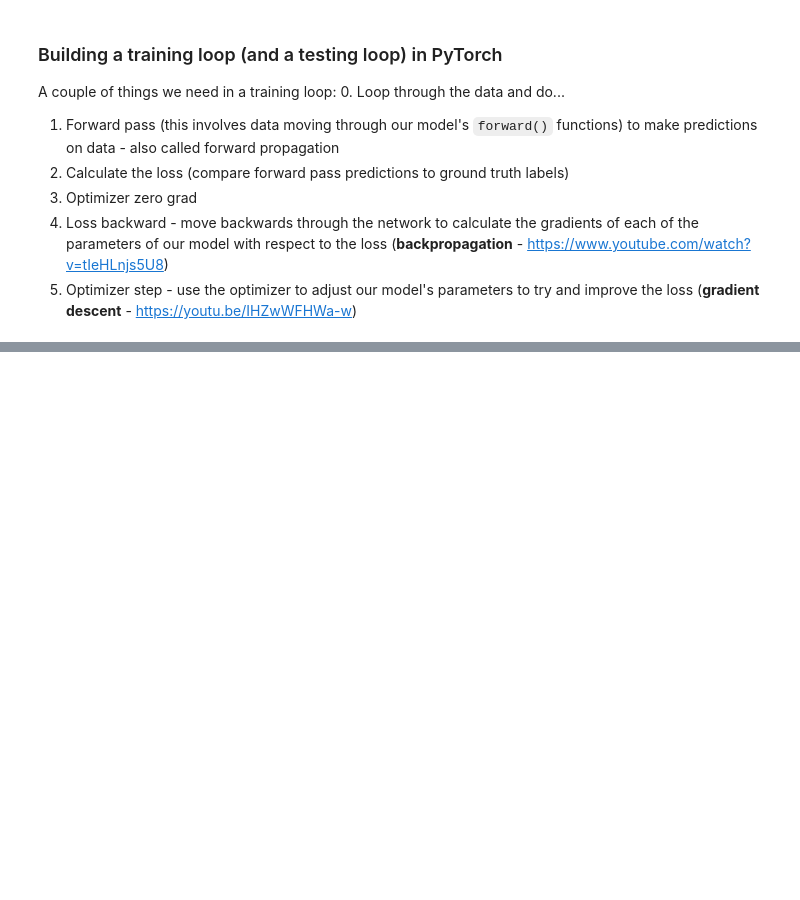
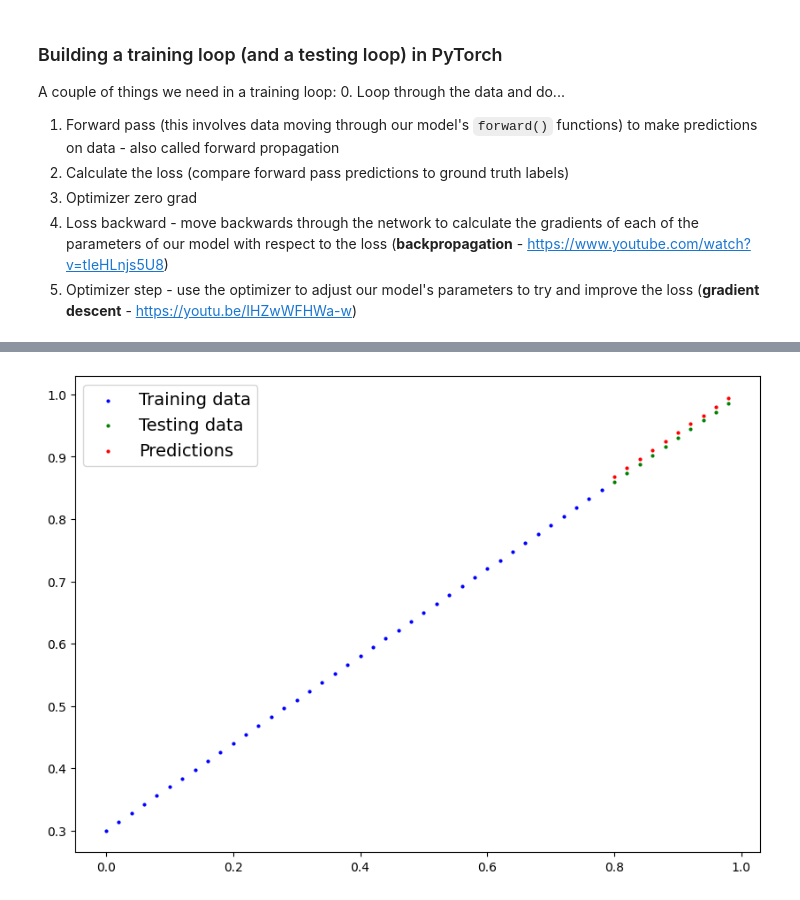
Before and after one commit to Younes-Piro/pytorch_course, a Jupyter notebook: pytorch_workflow.ipynb, the cells around one changed output, grey strips where cells are left out. Cells and saved outputs as stored; diff of their text form; code cells hidden in the pictures; blank space fills up the shorter version.

Commit message:
pytorch workflow done training and evaluating the model

```diff
--- a/pytorch_workflow.ipynb
+++ b/pytorch_workflow.ipynb
@@ -282,8 +282,15 @@ A couple of things we need in a training loop:
 4. Loss backward - move backwards through the network to calculate the gradients of each of the parameters of our model with respect to the loss (**backpropagation** - https://www.youtube.com/watch?v=tIeHLnjs5U8)
 5. Optimizer step - use the optimizer to adjust our model's parameters to try and improve the loss (**gradient descent** - https://youtu.be/IHZwWFHWa-w)
 # %%
+torch.manual_seed(42)
+
 # An epoch is one loop through the data .. (this is a hyperparameter because we setup ourselfs)
-epochs = 1
+epochs = 200
+
+# Track different values
+epoch_count = []
+loss_values = []
+test_loss_values = []
 
 ### Training
 # 0. Loop throught the data
@@ -305,3 +312,21 @@ for epoch in range(epochs):
 
   # 5. Step the optimizer (perform gradient descent)
   optimizer.step() # by default how the optimizer changes will acculumate through the loop so... we have to zero them above in step 3 for the next iteration of the loop
+
+  ## Testing
+  model_0.eval() # Turns off different settings in the model not needed for evaluation
+
+  with torch.inference_mode(): # turns off gradient tracking & couple more things
+    # 1. Do the forward pass
+    test_pred = model_0(X_test)
+
+    # 2. Calculate the loss
+    test_loss = loss_fn(test_pred, y_test)
+
+  # Print out what's happenin'
+  if epoch % 10 == 0:
+    epoch_count.append(epoch)
+    loss_values.append(loss)
+    test_loss_values.append(test_loss)
+    print(f"Epoch: {epoch} | Loss: {loss} | Test loss: {test_loss}")
+    print(model_0.state_dict())
@@ -307,0 +351,7 @@ for epoch in range(epochs):
+# %%
+with torch.inference_mode():
+  y_preds_new = model_0(X_test)
+# %%
+plot_predictions(predictions=y_preds_new)
+# %% [output]
+[figure, added]
```
Also changed, not shown: parts of 4 cells of this notebook.
